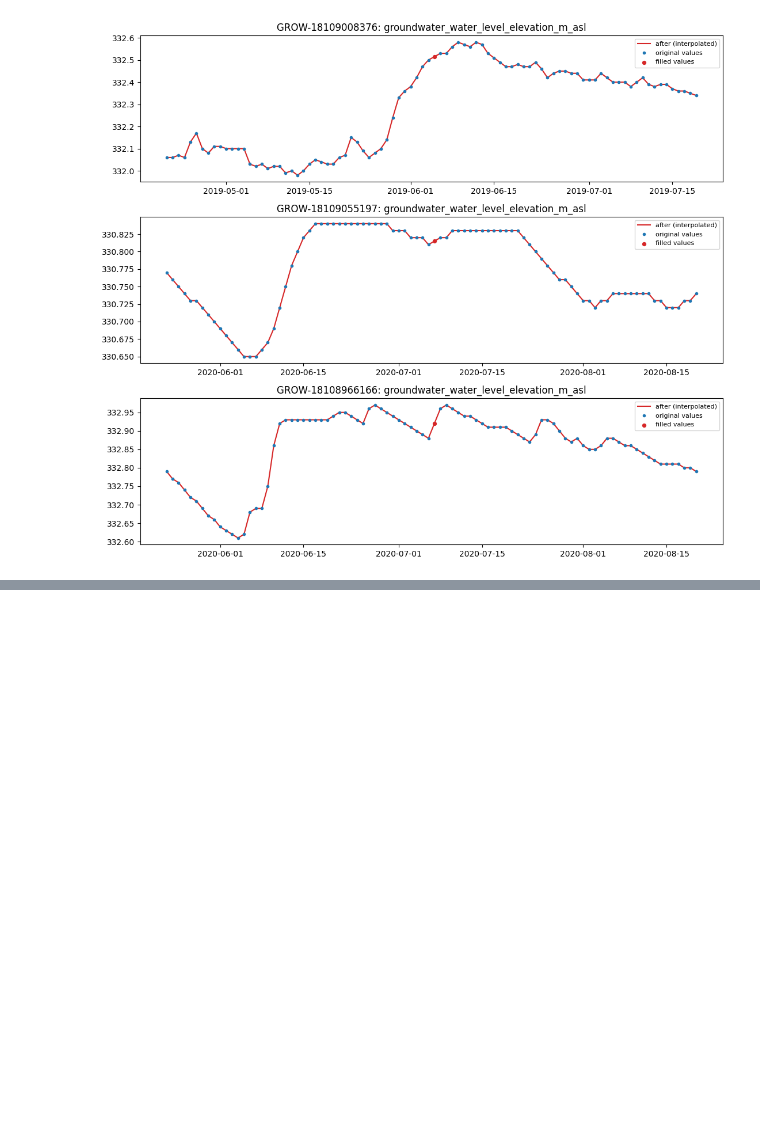
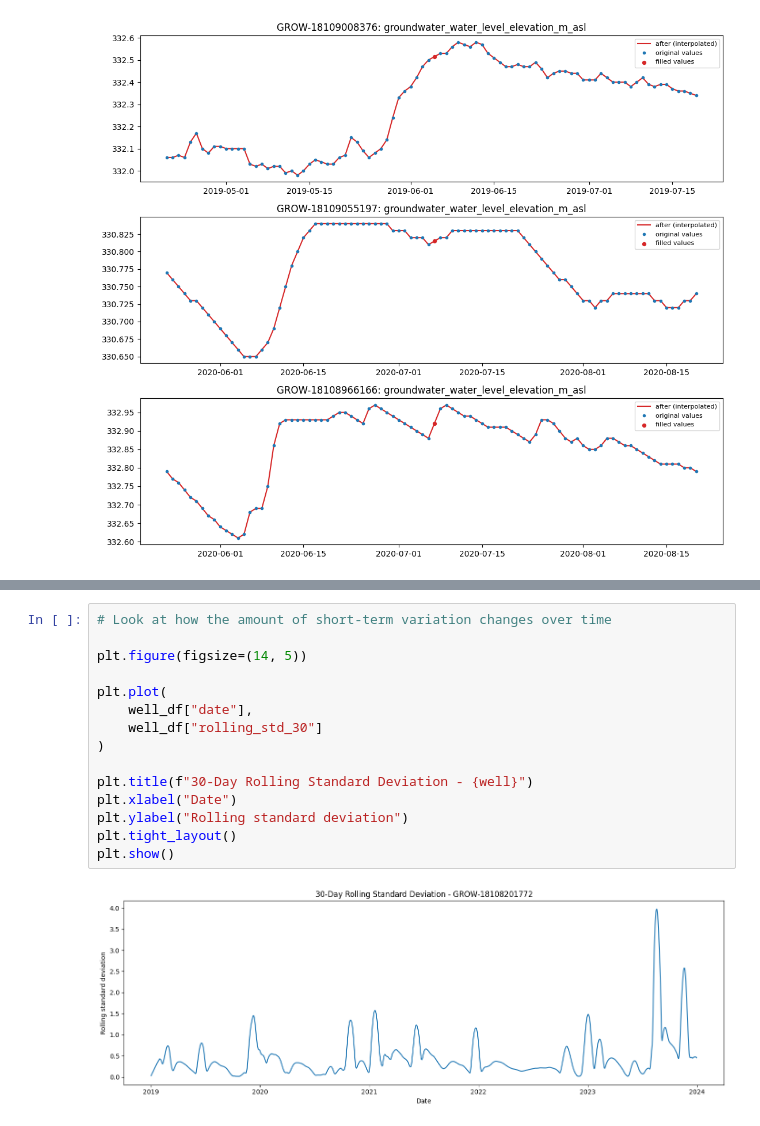
Before and after one commit to Break-Through-Tech/Microsoft-4A-groundwater-timeseries-prediction-using-AI, a Jupyter notebook: notebooks/Microsoft_4A.ipynb, the cells around one changed output, grey strips where cells are left out. Cells and saved outputs as stored; diff of their text form; blank space fills up the shorter version.

```diff
--- a/notebooks/Microsoft_4A.ipynb
+++ b/notebooks/Microsoft_4A.ipynb
@@ -262,0 +386,17 @@ for c in cols_to_interp:
+# %%
+# Look at how the amount of short-term variation changes over time
+
+plt.figure(figsize=(14, 5))
+
+plt.plot(
+    well_df["date"],
+    well_df["rolling_std_30"]
+)
+
+plt.title(f"30-Day Rolling Standard Deviation - {well}")
+plt.xlabel("Date")
+plt.ylabel("Rolling standard deviation")
+plt.tight_layout()
+plt.show()
+# %% [output]
+[figure, added]
```
Also changed, not shown: parts of 12 cells of this notebook.
